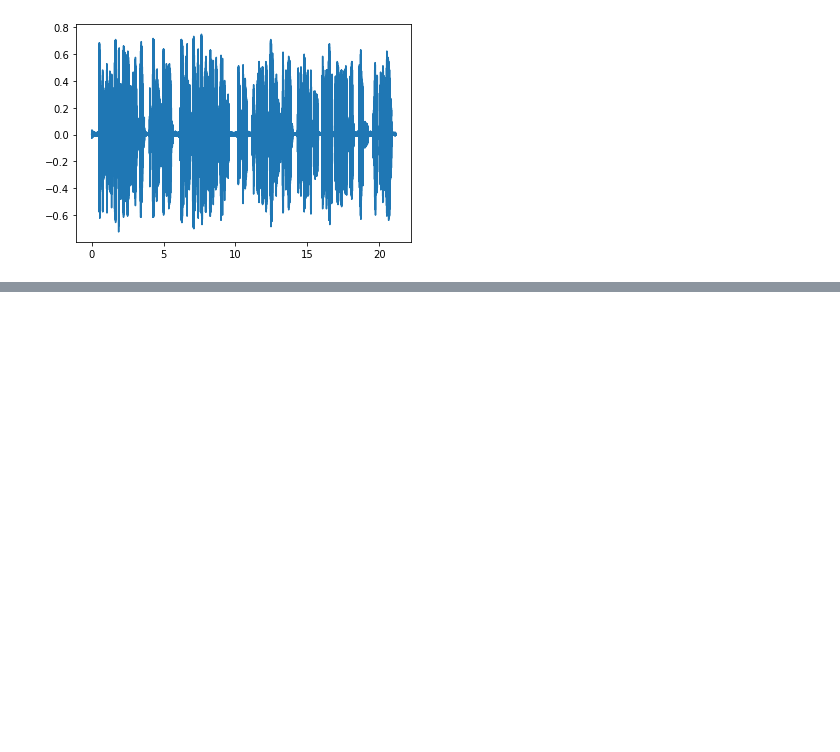
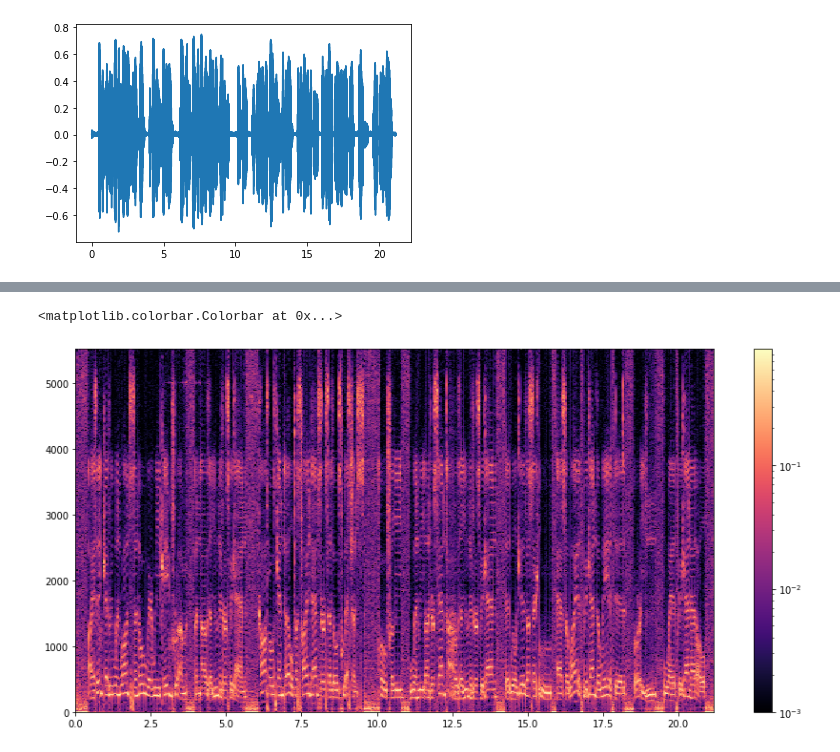
Before and after one commit to lnadi17/spectro-kg, a Jupyter notebook: notebook.ipynb, the cells around one changed output, grey strips where cells are left out. Cells and saved outputs as stored; diff of their text form; code cells hidden in the pictures; blank space fills up the shorter version.

Commit message:
Add logarithmic spectrogram with colorbar

```diff
--- a/notebook.ipynb
+++ b/notebook.ipynb
@@ -102,0 +108,23 @@ plt.imshow(fts, origin='lower')
+# %%
+plt.figure(figsize=(15, 7))
+
+# compute x and y max values
+x_max = fts.shape[1] * (n_width - n_overlap) / fs
+y_max = fs / 2
+
+# define epsilon - number to which the darkest color maps
+eps = 0.001
+
+# plot spectrogram with logarithmic scale
+plt.imshow(fts,
+           origin='lower',
+           aspect='auto',
+           extent=[0, x_max, 0, y_max],
+           interpolation='nearest',
+           norm=colors.LogNorm(vmin=eps, vmax=fts.max()),
+           cmap='magma') # useful cmaps: inferno, amfhot, magma, viridis
+
+plt.colorbar(None, use_gridspec=True)
+# %% [output]
+<matplotlib.colorbar.Colorbar at 0x...>
+[figure, added]
```
Also changed, not shown: parts of 5 cells of this notebook.
